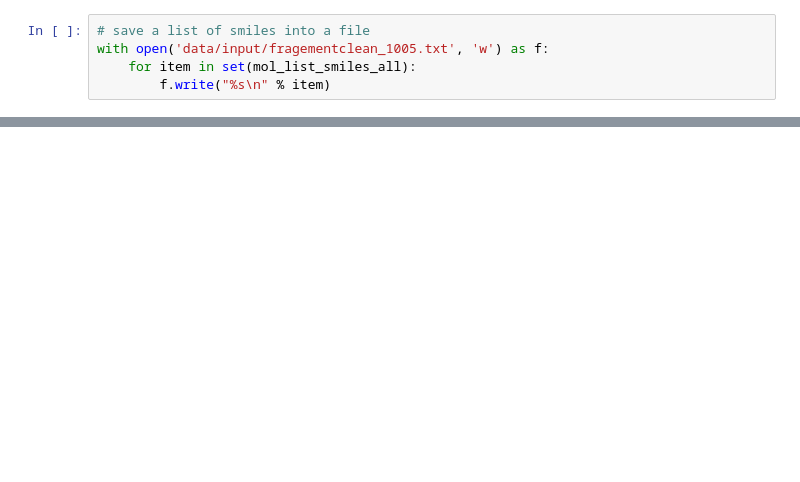
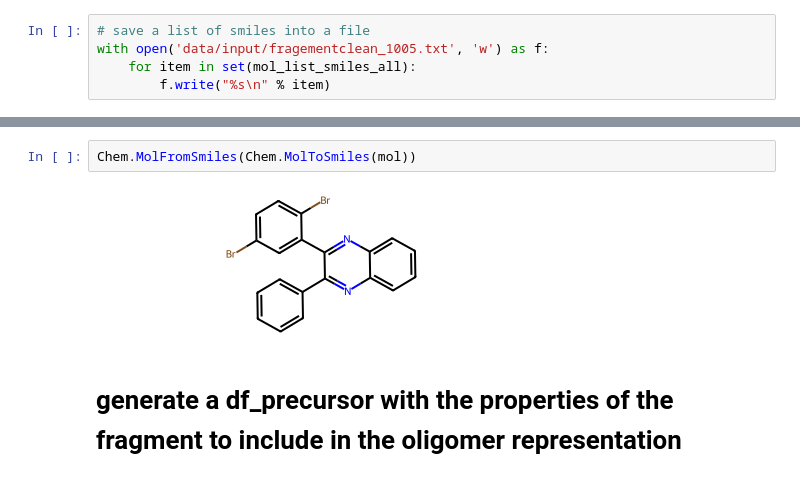
Before and after one commit to mohammedazzouzi15/STK_search, a Jupyter notebook: Example_notebooks/0_generate_building_blocks.ipynb, the cells around one changed output, grey strips where cells are left out. Saved outputs shown, nothing was run; the diff lists cells and outputs as text; blank space fills up the shorter version.

```diff
--- a/Example_notebooks/0_generate_building_blocks.ipynb
+++ b/Example_notebooks/0_generate_building_blocks.ipynb
@@ -509,0 +287,6 @@ def get_results_df(precursors):
+# %%
+Chem.MolFromSmiles(Chem.MolToSmiles(mol))
+# %% [output]
+[figure, added]
+# %% [markdown]
+# generate a df_precursor with the properties of the fragment to include in the oligomer representation
```
Also changed, not shown: parts of 20 cells of this notebook, 2 other files.
